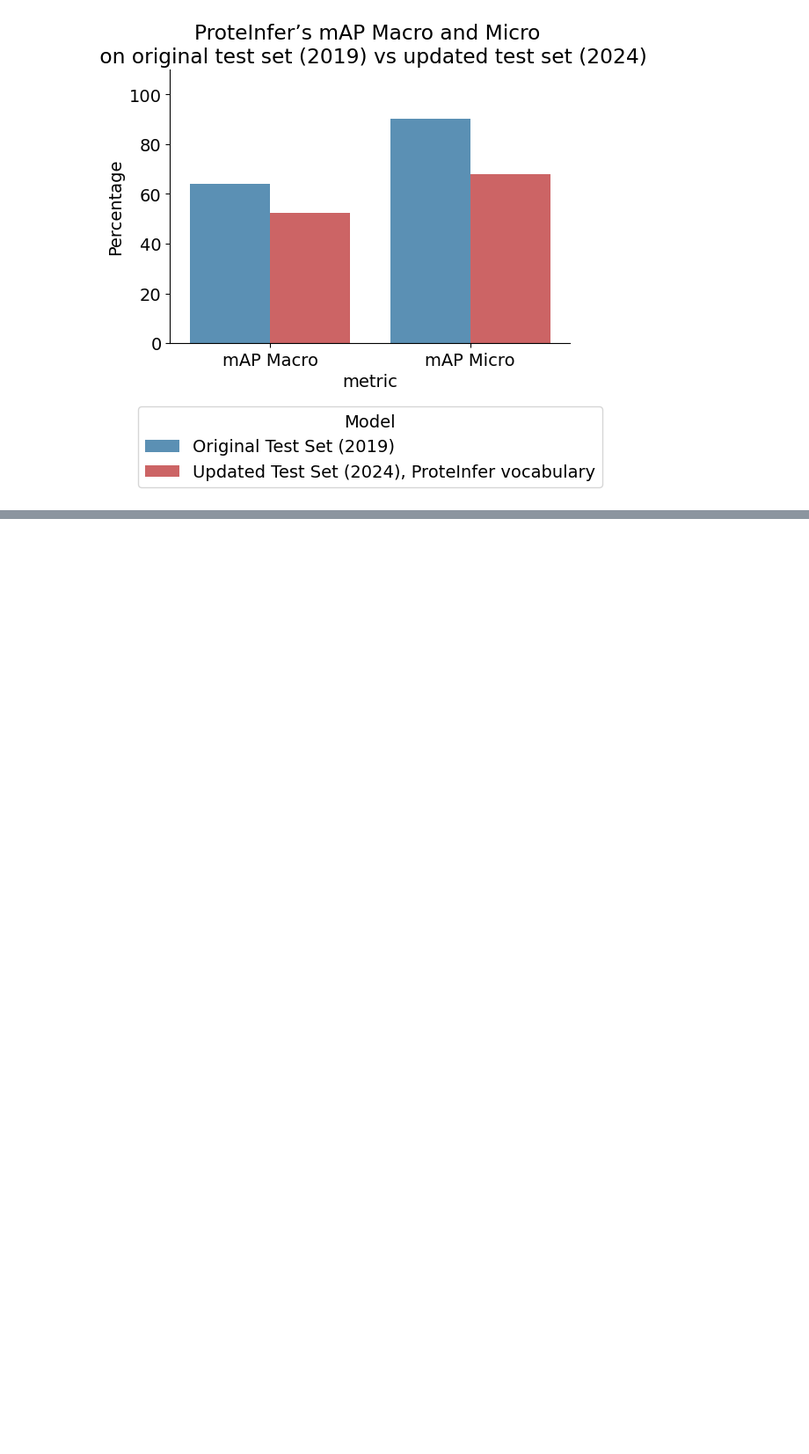
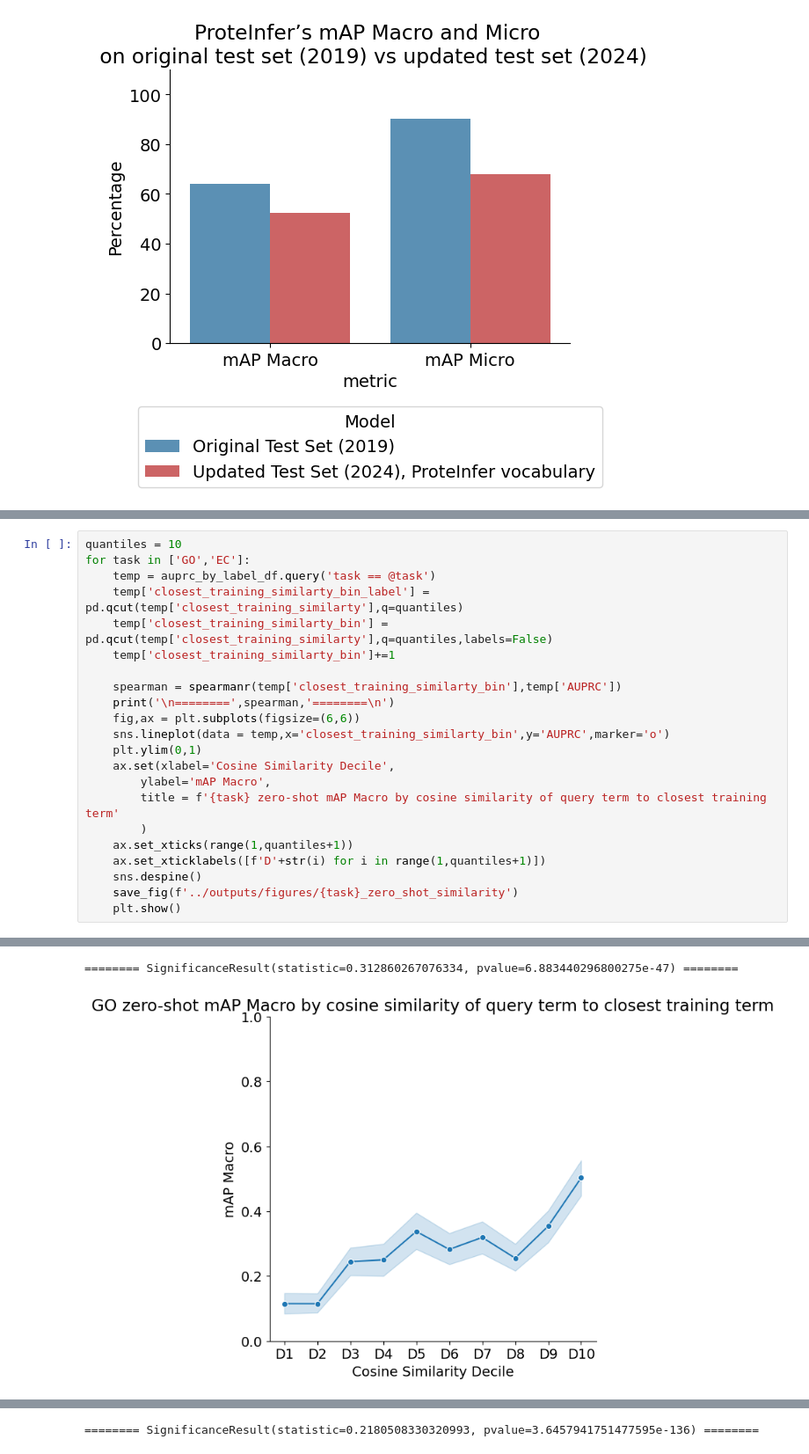
Before and after one commit to microsoft/protnote, a Jupyter notebook: notebooks/Results.ipynb, the cells around one changed output, grey strips where cells are left out. Shown at 88% size. Cells and saved outputs as stored; diff of their text form; blank space fills up the shorter version.

```diff
--- a/notebooks/Results.ipynb
+++ b/notebooks/Results.ipynb
@@ -799,0 +1209,23 @@ plt.show()
+# %%
+quantiles = 10
+for task in ['GO','EC']:
+    temp = auprc_by_label_df.query('task == @task')
+    temp['closest_training_similarty_bin_label'] = pd.qcut(temp['closest_training_similarty'],q=quantiles)
+    temp['closest_training_similarty_bin'] = pd.qcut(temp['closest_training_similarty'],q=quantiles,labels=False)
+    temp['closest_training_similarty_bin']+=1
+
+    spearman = spearmanr(temp['closest_training_similarty_bin'],temp['AUPRC'])
+    print('\n========',spearman,'========\n')
+    fig,ax = plt.subplots(figsize=(6,6))
+    sns.lineplot(data = temp,x='closest_training_similarty_bin',y='AUPRC',marker='o')
+    plt.ylim(0,1)
+    ax.set(xlabel='Cosine Similarity Decile',
+        ylabel='mAP Macro',
+        title = f'{task} zero-shot mAP Macro by cosine similarity of query term to closest training term'
+        )
+    ax.set_xticks(range(1,quantiles+1))
+    ax.set_xticklabels([f'D'+str(i) for i in range(1,quantiles+1)])
+    sns.despine()
+    save_fig(f'../outputs/figures/{task}_zero_shot_similarity')
+    plt.show()
+# %% [output]
@@ -799,0 +1247,2 @@ plt.show()
+======== SignificanceResult(statistic=0.312860267076334, pvalue=6.883440296800275e-47) ========
+[figure, added]
@@ -799,0 +1264 @@ plt.show()
+======== SignificanceResult(statistic=0.2180508330320993, pvalue=3.6457941751477595e-136) ========
```
Also changed, not shown: parts of 33 cells of this notebook.
